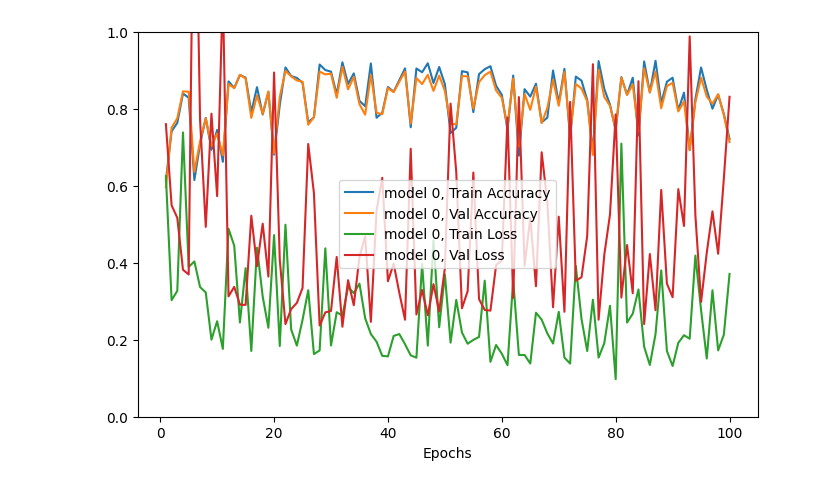
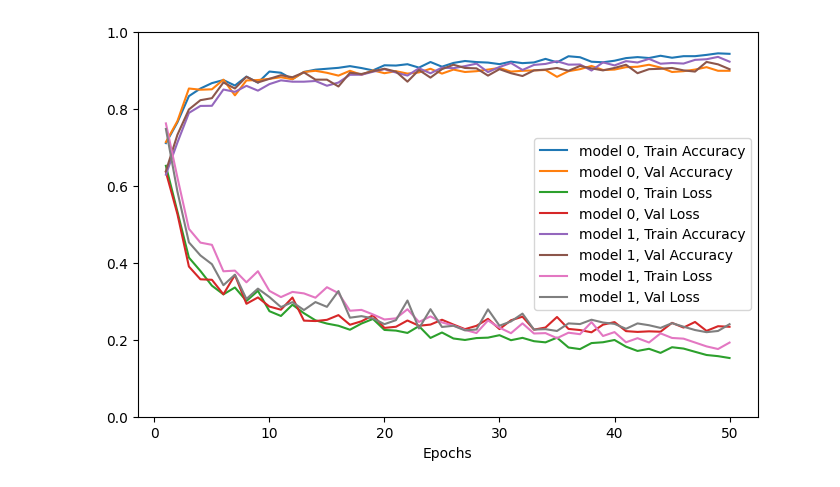
Before and after one commit to GuiMacielPereira/sensor_ML, a Jupyter notebook: data_processing/serious_pytorch.sync.ipynb, the cells around one changed output. Drawn from its saved outputs; the diff is of its cells as text; code cells hidden in the pictures.

```diff
--- a/data_processing/serious_pytorch.sync.ipynb
+++ b/data_processing/serious_pytorch.sync.ipynb
@@ -2,15 +2,12 @@
 # Notebook to explore more serious convolutional networks
 # i.e. includes analysis of training and test accuracies
 # %%
-# Tried a few things:
-# More convolution layers did not increase accuracy
-# BatchNorm helps the training initialy
+# Example using several models
+from core_functions import Data, Trainer, plot_train, test_accuracy
+from networks import CNN_Simple, CNN_Dense
+dataPath = "./second_collection_triggs_rels_32.npz"
+D = Data(dataPath, triggers=True, releases=False)
+D.split()
+D.normalize()
+D.tensors_to_device()
+D.print_shapes()
-# %%
-from core_functions import Data, Trainer, plot_train
-from networks import CNN_Simple, CNN_Dense
-dataPath = "./second_collection_triggs_rels_32.npz"
-D = Data(dataPath)
-D.split()
-D.normalize()
-D.tensors_to_device()
-D.print_shapes()
@@ -31,8 +14,9 @@ dtype of inputs:  torch.float32
 # %%
-model = CNN_Simple(input_ch=1, n_filters=8)
-T = Trainer(D)
-T.setup(model, max_epochs=100)
-T.train_model(model)
-plot_train([T])
-print(f"Test Accuracy of best state model: {D.acc_te(model)*100:.1f}")
+models = [CNN_Simple(input_ch=1, n_filters=8), CNN_Dense(input_ch=1, n_filters=8)]
+trainers = [Trainer(D), Trainer(D)]
+for model, T in zip(models, trainers):
+    T.setup(model, max_epochs=50, batch_size=2*256)
+    T.train_model(model)
+plot_train(trainers)
+test_accuracy(D, models)
 # %% [output]
@@ -56,2 +40,2 @@ Test Accuracy of best state model: 89.5
-[figure, old version]
+[figure, new version]
 # %%
```
Also changed, not shown: parts of 15 cells of this notebook, 5 other files.
